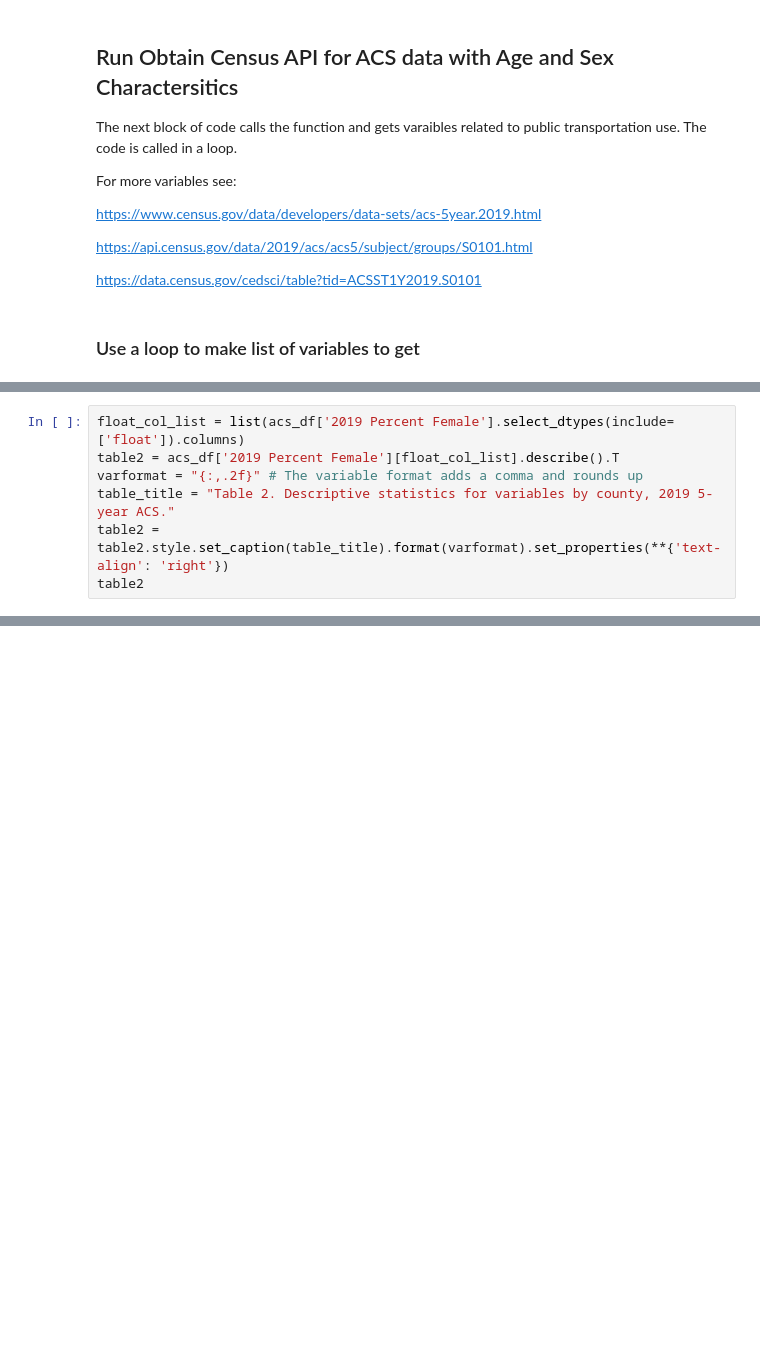
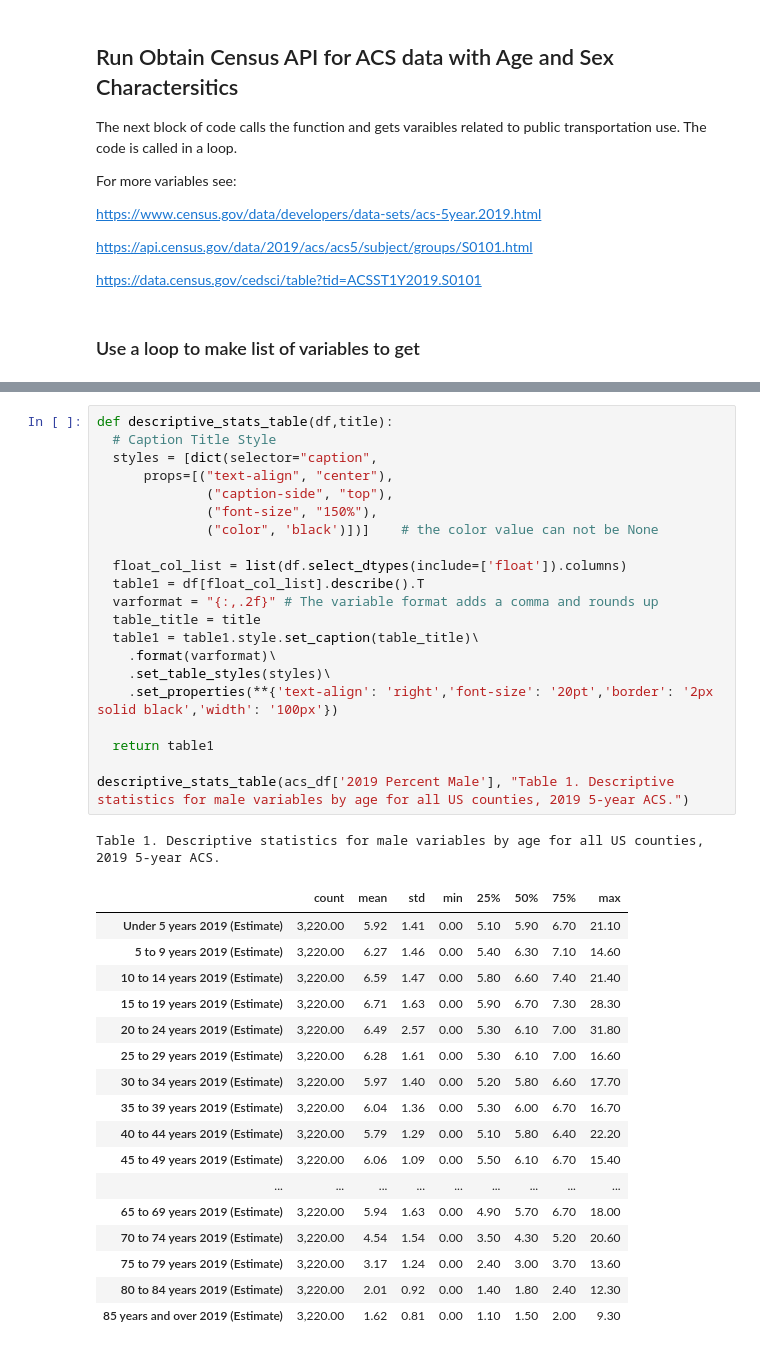
Before and after one commit to npr99/PlanningMethods, a Jupyter notebook: PLAN604_ACS_Population_Pyramids.ipynb, the cells around one changed output, grey strips where cells are left out. Cells and saved outputs as stored; diff of their text form; blank space fills up the shorter version.

```diff
--- a/PLAN604_ACS_Population_Pyramids.ipynb
+++ b/PLAN604_ACS_Population_Pyramids.ipynb
@@ -128,8 +125 @@ For the ACS data we have both population counts and precents. The percentage est
 A descriptive statistics table is a great way to check to make sure the variables have been created correctly.
-# %%
-float_col_list = list(acs_df['2019 Percent Female'].select_dtypes(include=['float']).columns)
-table2 = acs_df['2019 Percent Female'][float_col_list].describe().T
-varformat = "{:,.2f}" # The variable format adds a comma and rounds up
-table_title = "Table 2. Descriptive statistics for variables by county, 2019 5-year ACS."
-table2 = table2.style.set_caption(table_title).format(varformat).set_properties(**{'text-align': 'right'})
-table2
@@ -208,0 +126,40 @@ merge_df.loc[(merge_df['Workers 16 years and over 2012 (Estimate)'] > 4000) &
+# %%
+def descriptive_stats_table(df,title):
+  # Caption Title Style
+  styles = [dict(selector="caption",
+      props=[("text-align", "center"),
+              ("caption-side", "top"),
+              ("font-size", "150%"),
+              ("color", 'black')])]    # the color value can not be None
+
+  float_col_list = list(df.select_dtypes(include=['float']).columns)
+  table1 = df[float_col_list].describe().T
+  varformat = "{:,.2f}" # The variable format adds a comma and rounds up
+  table_title = title
+  table1 = table1.style.set_caption(table_title)\
+    .format(varformat)\
+    .set_table_styles(styles)\
+    .set_properties(**{'text-align': 'right','font-size': '20pt','border': '2px solid black','width': '100px'})
+
+  return table1
+
+descriptive_stats_table(acs_df['2019 Percent Male'], "Table 1. Descriptive statistics for male variables by age for all US counties, 2019 5-year ACS.")
+# %% [output]
+Table 1. Descriptive statistics for male variables by age for all US counties, 2019 5-year ACS.
+|  | count | mean | std | min | 25% | 50% | 75% | max |
+| Under 5 years 2019 (Estimate) | 3,220.00 | 5.92 | 1.41 | 0.00 | 5.10 | 5.90 | 6.70 | 21.10 |
+| 5 to 9 years 2019 (Estimate) | 3,220.00 | 6.27 | 1.46 | 0.00 | 5.40 | 6.30 | 7.10 | 14.60 |
+| 10 to 14 years 2019 (Estimate) | 3,220.00 | 6.59 | 1.47 | 0.00 | 5.80 | 6.60 | 7.40 | 21.40 |
+| 15 to 19 years 2019 (Estimate) | 3,220.00 | 6.71 | 1.63 | 0.00 | 5.90 | 6.70 | 7.30 | 28.30 |
+| 20 to 24 years 2019 (Estimate) | 3,220.00 | 6.49 | 2.57 | 0.00 | 5.30 | 6.10 | 7.00 | 31.80 |
+| 25 to 29 years 2019 (Estimate) | 3,220.00 | 6.28 | 1.61 | 0.00 | 5.30 | 6.10 | 7.00 | 16.60 |
+| 30 to 34 years 2019 (Estimate) | 3,220.00 | 5.97 | 1.40 | 0.00 | 5.20 | 5.80 | 6.60 | 17.70 |
+| 35 to 39 years 2019 (Estimate) | 3,220.00 | 6.04 | 1.36 | 0.00 | 5.30 | 6.00 | 6.70 | 16.70 |
+| 40 to 44 years 2019 (Estimate) | 3,220.00 | 5.79 | 1.29 | 0.00 | 5.10 | 5.80 | 6.40 | 22.20 |
+| 45 to 49 years 2019 (Estimate) | 3,220.00 | 6.06 | 1.09 | 0.00 | 5.50 | 6.10 | 6.70 | 15.40 |
+| ... | ... | ... | ... | ... | ... | ... | ... | ... |
+| 65 to 69 years 2019 (Estimate) | 3,220.00 | 5.94 | 1.63 | 0.00 | 4.90 | 5.70 | 6.70 | 18.00 |
+| 70 to 74 years 2019 (Estimate) | 3,220.00 | 4.54 | 1.54 | 0.00 | 3.50 | 4.30 | 5.20 | 20.60 |
+| 75 to 79 years 2019 (Estimate) | 3,220.00 | 3.17 | 1.24 | 0.00 | 2.40 | 3.00 | 3.70 | 13.60 |
+| 80 to 84 years 2019 (Estimate) | 3,220.00 | 2.01 | 0.92 | 0.00 | 1.40 | 1.80 | 2.40 | 12.30 |
+| 85 years and over 2019 (Estimate) | 3,220.00 | 1.62 | 0.81 | 0.00 | 1.10 | 1.50 | 2.00 | 9.30 |
```
Also changed, not shown: parts of 27 cells of this notebook.
